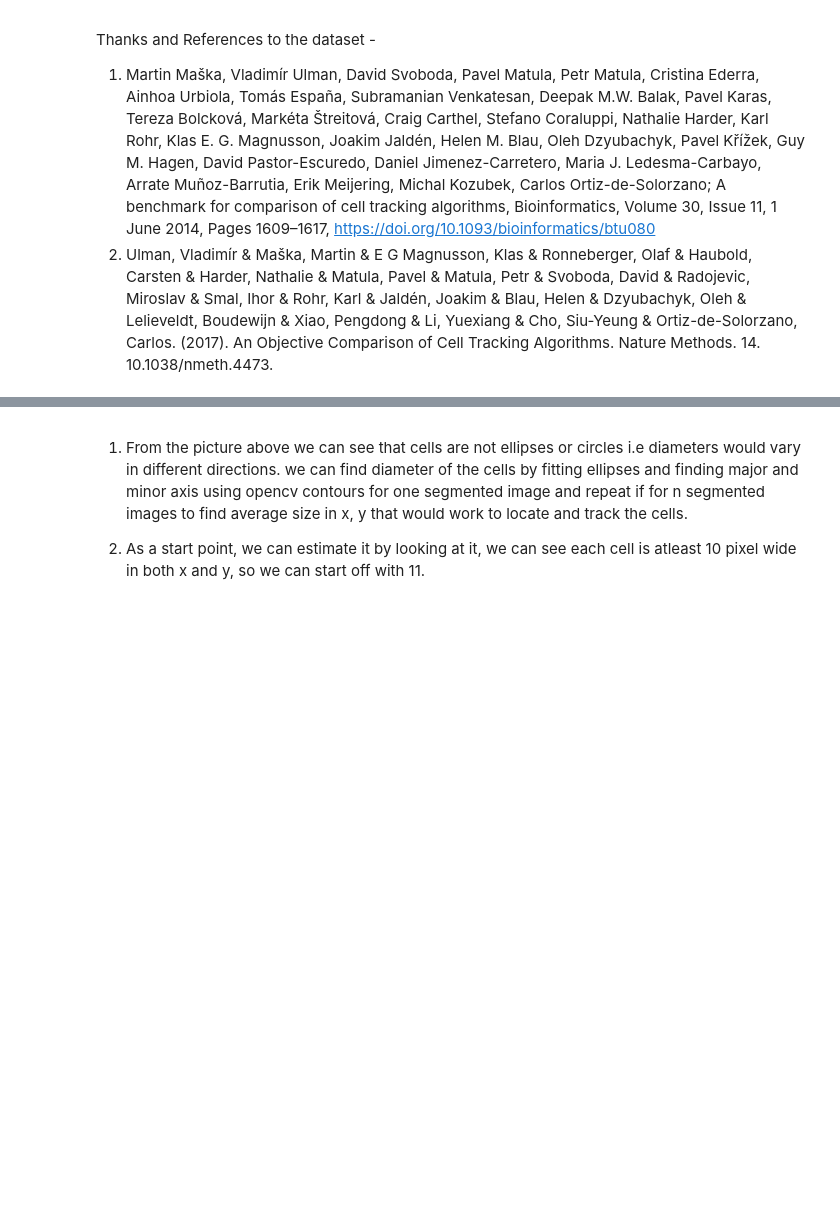
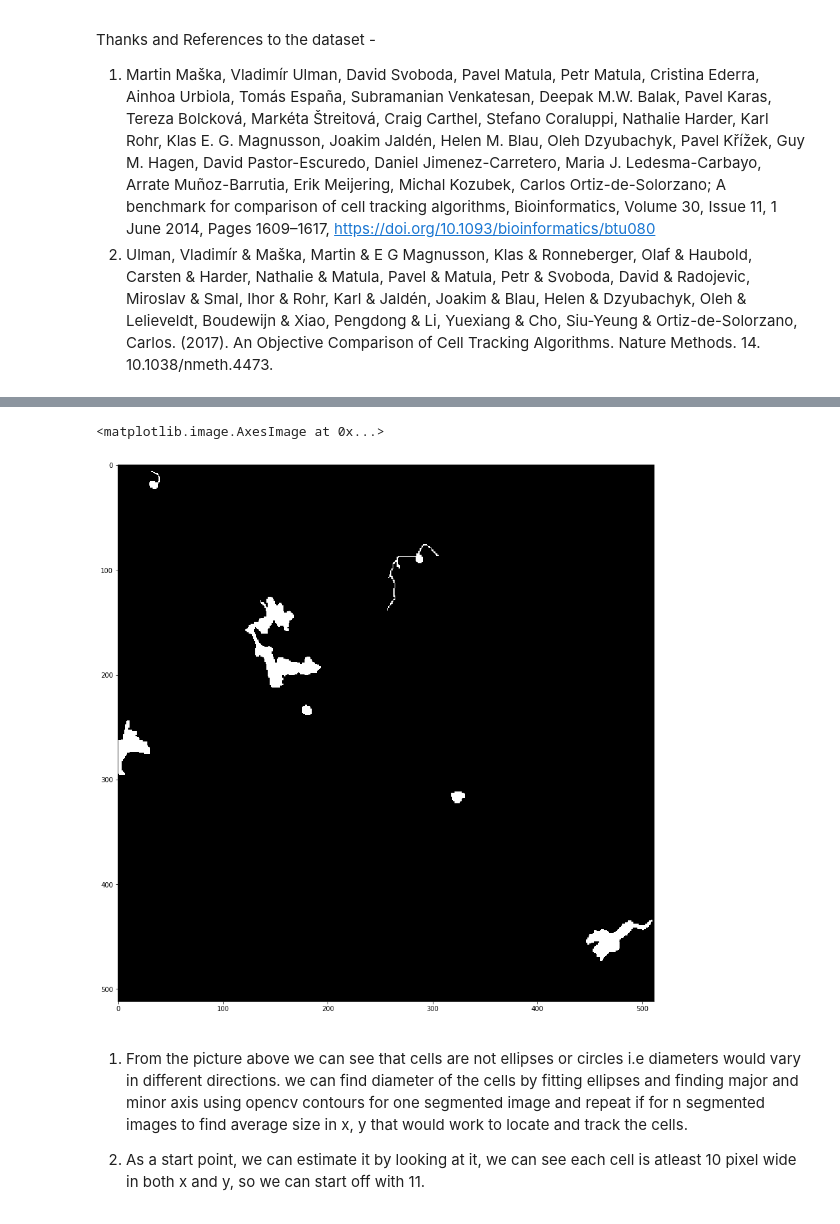
Before and after one commit to pranathivemuri/cell-tracking, a Jupyter notebook: cell-tracking/trackpy.ipynb, the cells around one changed output, grey strips where cells are left out. Saved outputs shown, nothing was run; the diff lists cells and outputs as text; code cells hidden in the pictures; blank space fills up the shorter version.

```diff
--- a/cell-tracking/trackpy.ipynb
+++ b/cell-tracking/trackpy.ipynb
@@ -158,3 +150,11 @@ plt.imshow(grayscale_stack[0], cmap='gray')
+# %%
+# Make a stack of all the raw frames in grayscale
+segmented_groundtruth_stack = images_to_npy(GROUNDTRUTH_SEGMENTED_IMAGES)
+# Plot the first image
+plt.imshow(segmented_groundtruth_stack[0], cmap='gray')
+# %% [output]
+<matplotlib.image.AxesImage at 0x...>
+[figure, added]
 # %% [markdown]
 1. From the picture above we can see that cells are not ellipses or circles i.e diameters would vary in different directions. we can find diameter of the cells by fitting ellipses and finding major and minor axis using opencv contours for one segmented image and repeat if for n segmented images to find average size in x, y that would work to locate and track the cells.
 
```
Also changed, not shown: parts of 14 cells of this notebook, 4 other files.
